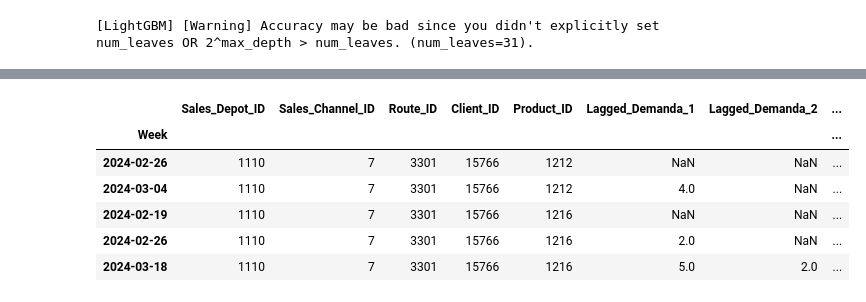
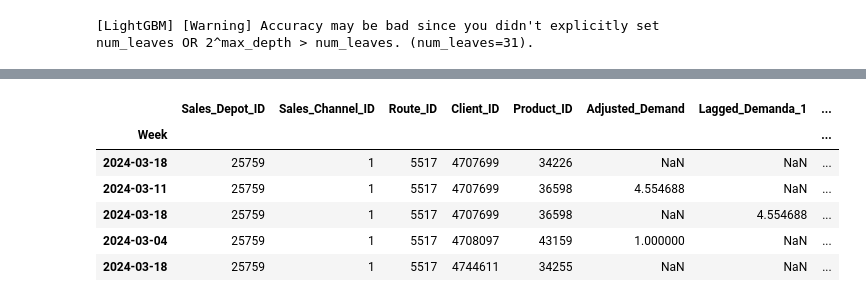
Before and after one commit to agshiv92/Azure_ML_project-2, a Jupyter notebook: group-bimbo-predictive-model.ipynb, the cells around one changed output, grey strips where cells are left out. Drawn from its saved outputs; the diff is of its cells as text; code cells hidden in the pictures.

Commit message:
Kaggle Notebook | Group Bimbo Predictive Model | Version 3

```diff
--- a/group-bimbo-predictive-model.ipynb
+++ b/group-bimbo-predictive-model.ipynb
@@ -740,4 +716,8 @@ test_df = test_df.drop('Adjusted_Demand',axis=1)
+# %%
+test_df_first_week=test_df[test_df.index==pd.to_datetime('2024-03-11')]
 # %%
-y_test_pred = model.predict(test_df)
+y_test_pred = model.predict(test_df_first_week)
 # %% [output]
 [LightGBM] [Warning] Accuracy may be bad since you didn't explicitly set num_leaves OR 2^max_depth > num_leaves. (num_leaves=31).
+# %%
+test_df_first_week['Adjusted_Demand']=y_test_pred
@@ -743,0 +751,15 @@ y_test_pred = model.predict(test_df)
+# %%
+submission_df=pd.DataFrame()
+test_df = pd.read_csv(test_file, compression='zip')
+test_df = test_df.rename({'Semana':'Week', 'Agencia_ID':'Sales_Depot_ID', 'Canal_ID':'Sales_Channel_ID', 'Ruta_SAK':'Route_ID', 'Cliente_ID':'Client_ID',
+       'Producto_ID':'Product_ID', 'Demanda_uni_equil':'Adjusted_Demand'},axis=1)
+test_df['Week'] = pd.to_datetime('2024-01-01') + pd.to_timedelta(test_df['Week'].astype(int) * 7, unit='D')
+test_df.set_index('Week', inplace=True)
+test_df_first_week= test_df_first_week[['Sales_Depot_ID', 'Sales_Channel_ID', 'Route_ID', 'Client_ID',
+           'Product_ID','Adjusted_Demand']]
+test_df_1 = pd.concat([train_df[train_df.index>pd.to_datetime('2024-02-19')],test_df_first_week])
+test_df = pd.concat([test_df_1,test_df[test_df.index==pd.to_datetime('2024-03-18')]])
+test_df = reduce_memory_usage(test_df)
+test_df = lagged_feature_creation(test_df)
+test_df = rolling_feature_creation(test_df,3)
+gc.collect()
@@ -744,13 +776,13 @@ y_test_pred = model.predict(test_df)
 # %%
-test_df.head()
+test_df.tail()
 # %% [output]
-|  | Sales_Depot_ID | Sales_Channel_ID | Route_ID | Client_ID | Product_ID | Lagged_Demanda_1 | Lagged_Demanda_2 | ... |
+|  | Sales_Depot_ID | Sales_Channel_ID | Route_ID | Client_ID | Product_ID | Adjusted_Demand | Lagged_Demanda_1 | ... |
 | Week |  |  |  |  |  |  |  | ... |
-| 2024-02-26 | 1110 | 7 | 3301 | 15766 | 1212 | NaN | NaN | ... |
-| 2024-03-04 | 1110 | 7 | 3301 | 15766 | 1212 | 4.0 | NaN | ... |
-| 2024-02-19 | 1110 | 7 | 3301 | 15766 | 1216 | NaN | NaN | ... |
-| 2024-02-26 | 1110 | 7 | 3301 | 15766 | 1216 | 2.0 | NaN | ... |
-| 2024-03-18 | 1110 | 7 | 3301 | 15766 | 1216 | 5.0 | 2.0 | ... |
+| 2024-03-18 | 25759 | 1 | 5517 | 4707699 | 34226 | NaN | NaN | ... |
+| 2024-03-11 | 25759 | 1 | 5517 | 4707699 | 36598 | 4.554688 | NaN | ... |
+| 2024-03-18 | 25759 | 1 | 5517 | 4707699 | 36598 | NaN | 4.554688 | ... |
+| 2024-03-04 | 25759 | 1 | 5517 | 4708097 | 43159 | 1.000000 | NaN | ... |
+| 2024-03-18 | 25759 | 1 | 5517 | 4744611 | 34255 | NaN | NaN | ... |
 # %%
 submission_df['Demanda_uni_equil'] =y_test_pred
 # %%
```
Also changed, not shown: parts of 14 cells of this notebook.
